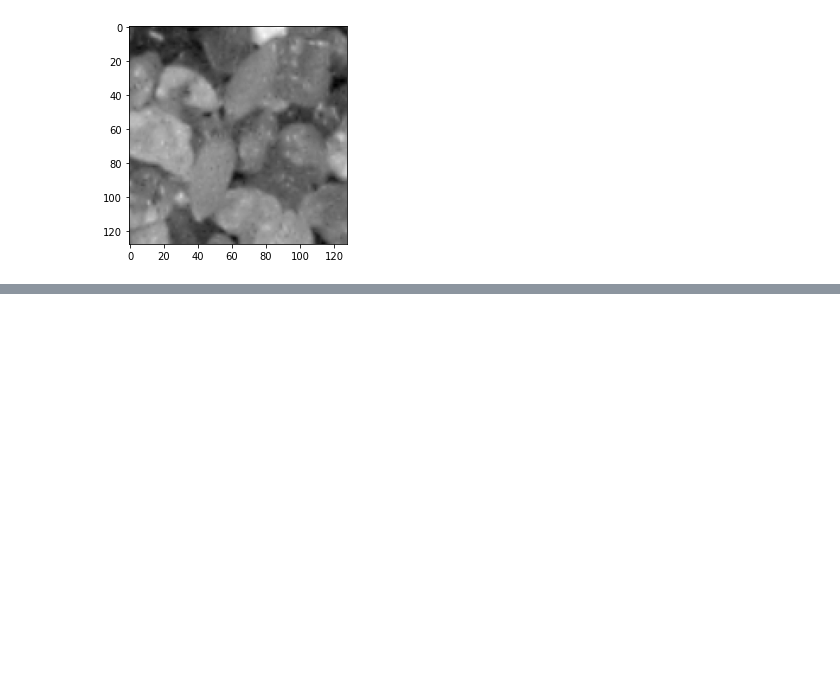
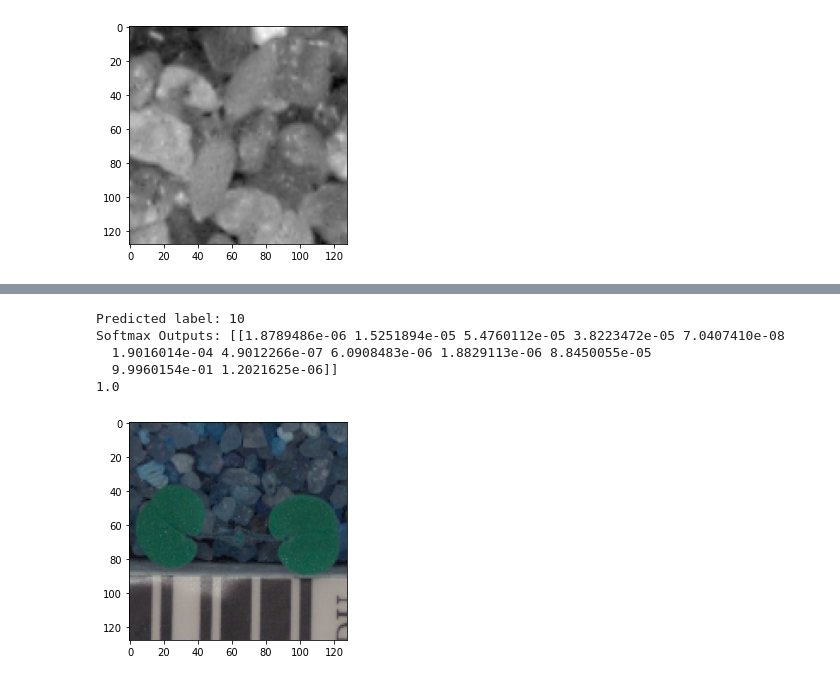
Before and after one commit to mohansameer1983/Plant-Seedlings-Image-Classification-CNN, a Jupyter notebook: Plant_Seedlings_Image_Classification_CNN.ipynb, the cells around one changed output, grey strips where cells are left out. Drawn from its saved outputs; the diff is of its cells as text; code cells hidden in the pictures; blank space fills up the shorter version.

```diff
--- a/Plant_Seedlings_Image_Classification_CNN.ipynb
+++ b/Plant_Seedlings_Image_Classification_CNN.ipynb
@@ -388,0 +511,14 @@ Predicted label: 6
+# %%
+# Predict X_test[3]
+plt.imshow(X_test[3], cmap='gray')
+y_pred = model.predict(X_test[3].reshape(1, 128, 128, 3))
+print("Predicted label:", y_pred.argmax())
+print("Softmax Outputs:", y_pred)
+print(y_pred.sum())
+# %% [output]
+Predicted label: 10
+Softmax Outputs: [[1.8789486e-06 1.5251894e-05 5.4760112e-05 3.8223472e-05 7.0407410e-08
+  1.9016014e-04 4.9012266e-07 6.0908483e-06 1.8829113e-06 8.8450055e-05
+  9.9960154e-01 1.2021625e-06]]
+1.0
+[figure, added]
```
Also changed, not shown: parts of 35 cells of this notebook.
